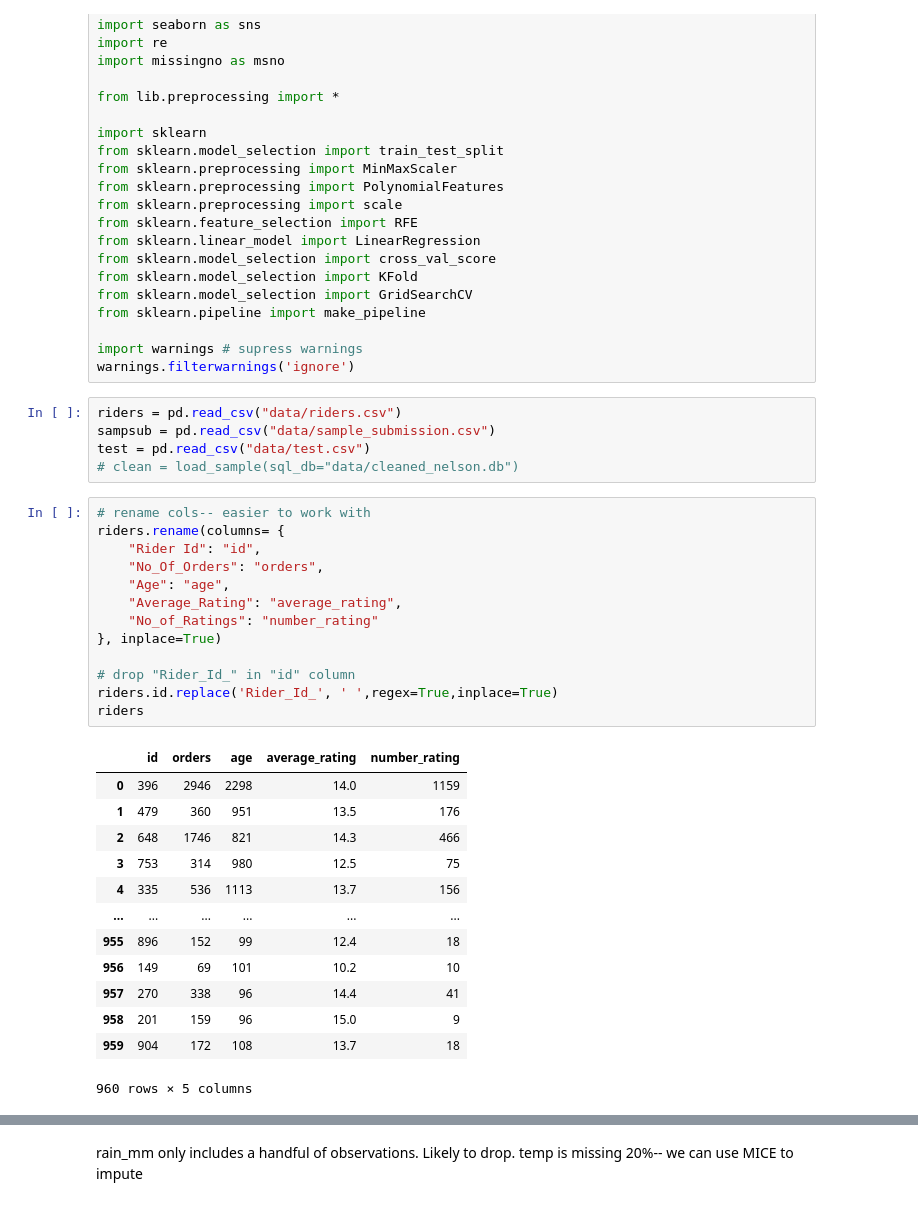
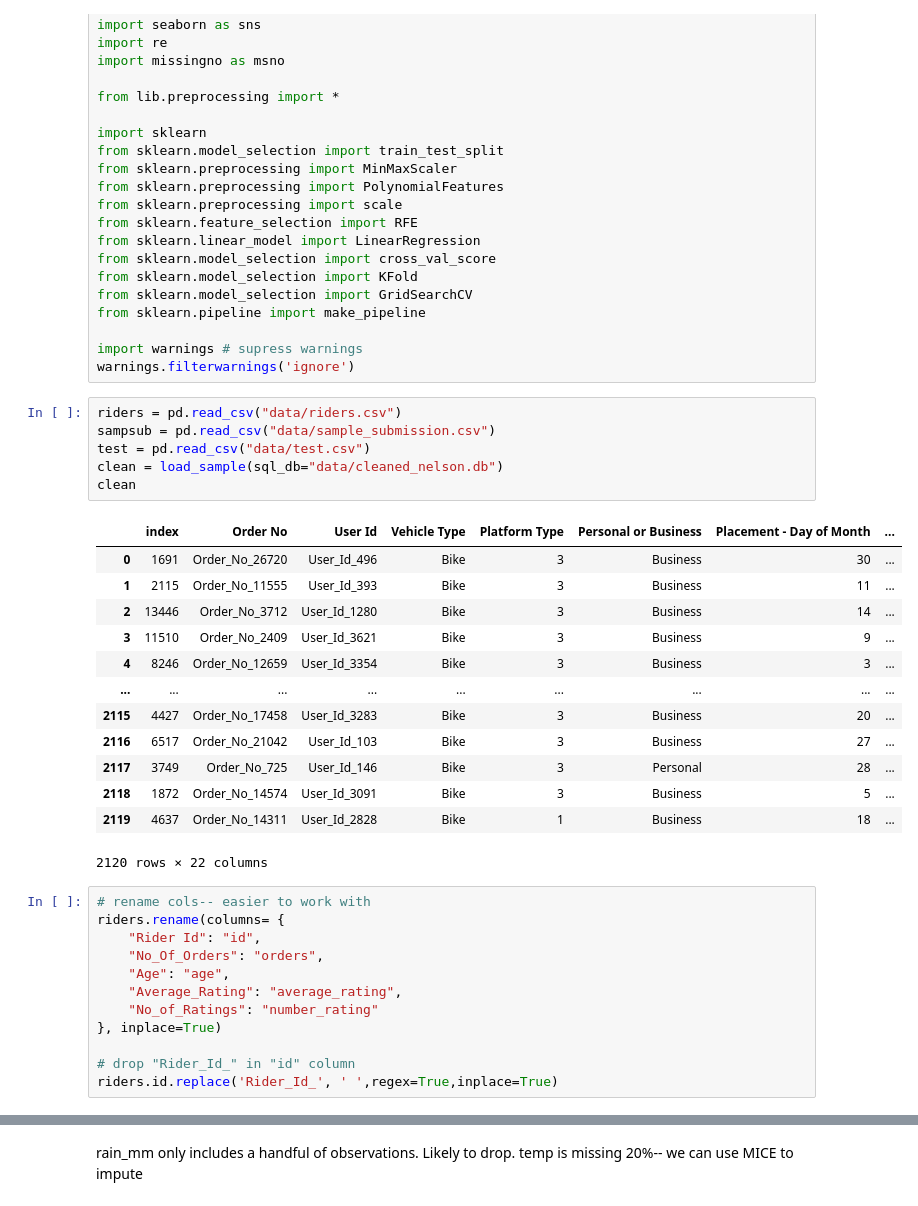
Before and after one commit to nelson-lojo/motor-bi-X, a Jupyter notebook: notebook_Alex.ipynb, the cells around one changed output, grey strips where cells are left out. Saved outputs shown, nothing was run; the diff lists cells and outputs as text.

Commit message:
Cleaned

```diff
--- a/notebook_Alex.ipynb
+++ b/notebook_Alex.ipynb
@@ -37,8 +37,23 @@ warnings.filterwarnings('ignore')
 # %%
 riders = pd.read_csv("data/riders.csv")
 sampsub = pd.read_csv("data/sample_submission.csv")
 test = pd.read_csv("data/test.csv")
-# clean = load_sample(sql_db="data/cleaned_nelson.db")
+clean = load_sample(sql_db="data/cleaned_nelson.db")
+clean
+# %% [output]
+|  | index | Order No | User Id | Vehicle Type | Platform Type | Personal or Business | Placement - Day of Month | ... |
+| 0 | 1691 | Order_No_26720 | User_Id_496 | Bike | 3 | Business | 30 | ... |
+| 1 | 2115 | Order_No_11555 | User_Id_393 | Bike | 3 | Business | 11 | ... |
+| 2 | 13446 | Order_No_3712 | User_Id_1280 | Bike | 3 | Business | 14 | ... |
+| 3 | 11510 | Order_No_2409 | User_Id_3621 | Bike | 3 | Business | 9 | ... |
+| 4 | 8246 | Order_No_12659 | User_Id_3354 | Bike | 3 | Business | 3 | ... |
+| ... | ... | ... | ... | ... | ... | ... | ... | ... |
+| 2115 | 4427 | Order_No_17458 | User_Id_3283 | Bike | 3 | Business | 20 | ... |
+| 2116 | 6517 | Order_No_21042 | User_Id_103 | Bike | 3 | Business | 27 | ... |
+| 2117 | 3749 | Order_No_725 | User_Id_146 | Bike | 3 | Personal | 28 | ... |
+| 2118 | 1872 | Order_No_14574 | User_Id_3091 | Bike | 3 | Business | 5 | ... |
+| 2119 | 4637 | Order_No_14311 | User_Id_2828 | Bike | 1 | Business | 18 | ... |
+2120 rows × 22 columns
 # %%
 # rename cols-- easier to work with
 riders.rename(columns= {
@@ -51,18 +66,3 @@ riders.rename(columns= {
 
 # drop "Rider_Id_" in "id" column
 riders.id.replace('Rider_Id_', ' ',regex=True,inplace=True)
-riders
-# %% [output]
-|  | id | orders | age | average_rating | number_rating |
-| 0 | 396 | 2946 | 2298 | 14.0 | 1159 |
-| 1 | 479 | 360 | 951 | 13.5 | 176 |
-| 2 | 648 | 1746 | 821 | 14.3 | 466 |
-| 3 | 753 | 314 | 980 | 12.5 | 75 |
-| 4 | 335 | 536 | 1113 | 13.7 | 156 |
-| ... | ... | ... | ... | ... | ... |
-| 955 | 896 | 152 | 99 | 12.4 | 18 |
-| 956 | 149 | 69 | 101 | 10.2 | 10 |
-| 957 | 270 | 338 | 96 | 14.4 | 41 |
-| 958 | 201 | 159 | 96 | 15.0 | 9 |
-| 959 | 904 | 172 | 108 | 13.7 | 18 |
-960 rows × 5 columns
```
Also changed, not shown: parts of 5 cells of this notebook.
